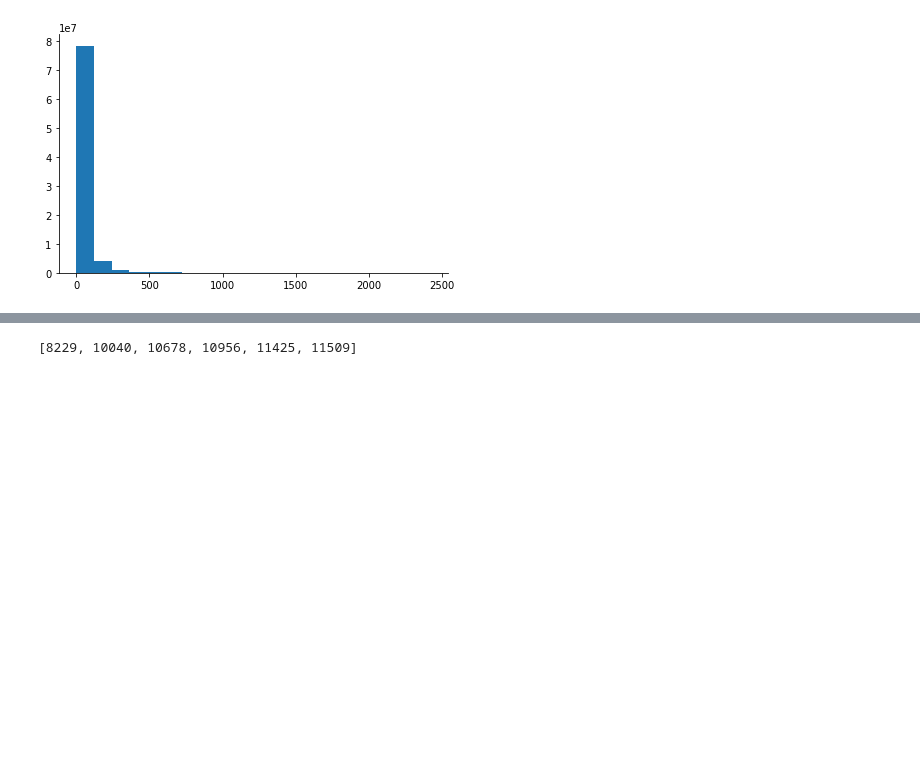
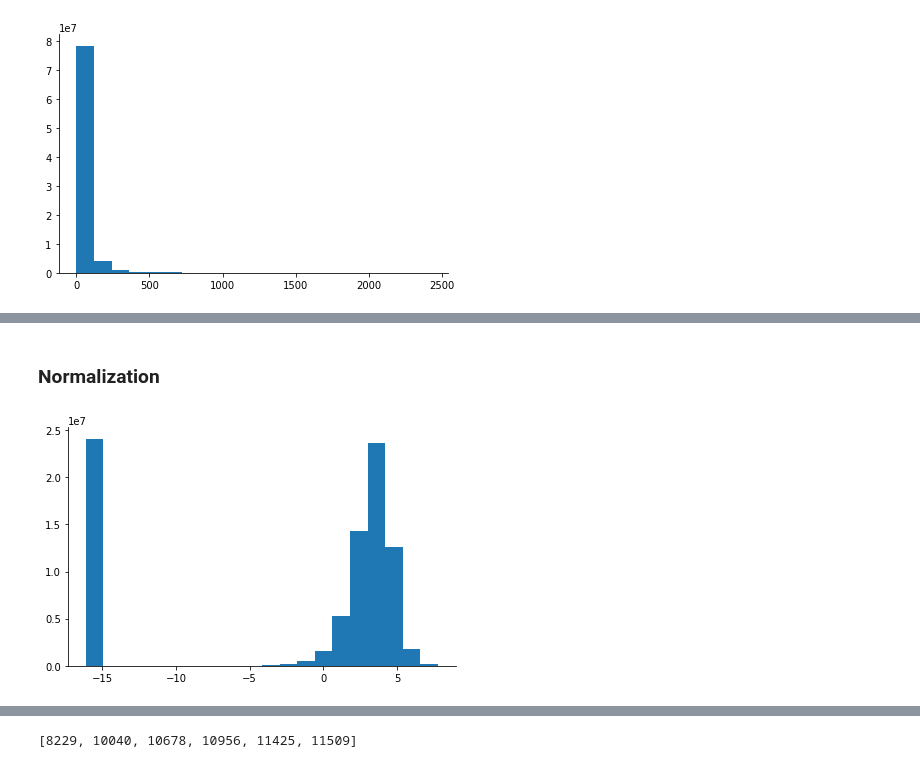
Before and after one commit to CristianLazoQuispe/Stringer-project, a Jupyter notebook: Notebooks/spontaneous/02.Spontaneous_EDA.ipynb, the cells around one changed output, grey strips where cells are left out. Drawn from its saved outputs; the diff is of its cells as text; code cells hidden in the pictures; blank space fills up the shorter version.

```diff
--- a/Notebooks/spontaneous/02.Spontaneous_EDA.ipynb
+++ b/Notebooks/spontaneous/02.Spontaneous_EDA.ipynb
@@ -76,0 +89,6 @@ hist = plt.hist(total_sresp,bins=20)
+# %% [markdown]
+### Normalization
+# %%
+hist = plt.hist(np.log(total_sresp+0.00001),bins=20)
+# %% [output]
+[figure, added]
```
Also changed, not shown: parts of 8 cells of this notebook, 1 other file.
